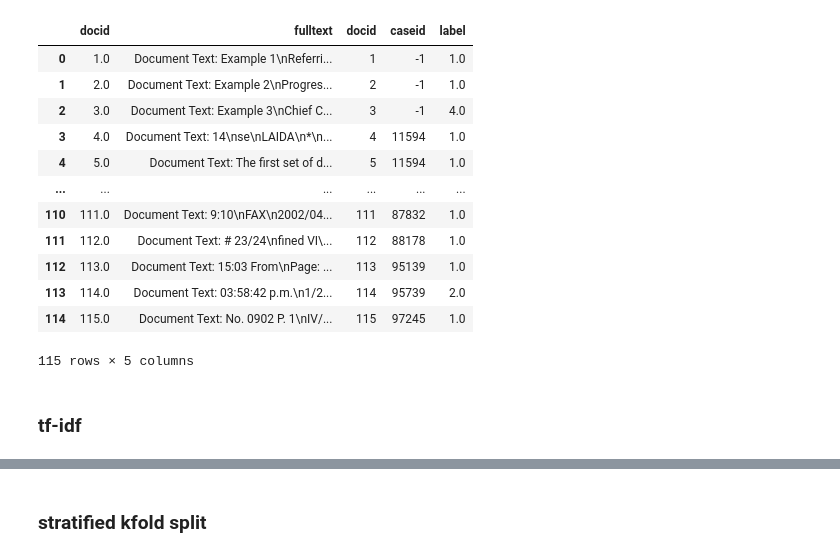
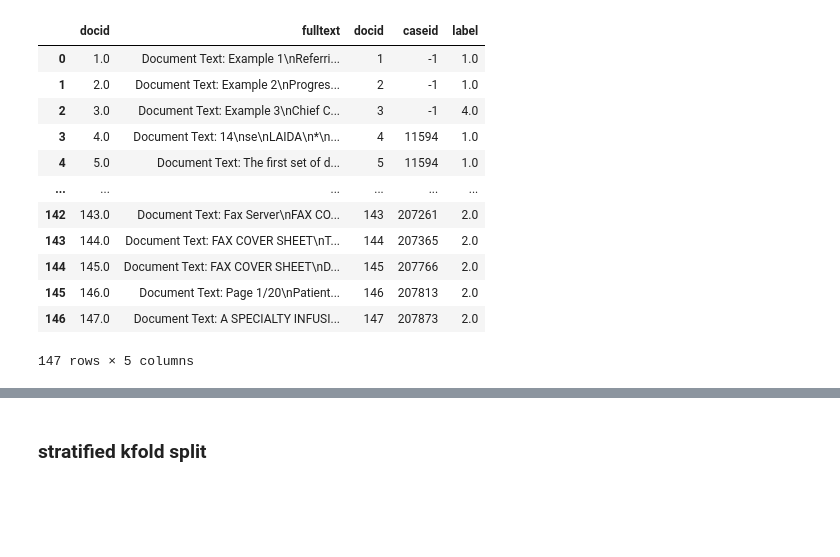
Before and after one commit to kerryqliu/stats170, a Jupyter notebook: tf_idf_with_logistic_regression.ipynb, the cells around one changed output, grey strips where cells are left out. Drawn from its saved outputs; the diff is of its cells as text; code cells hidden in the pictures; blank space fills up the shorter version.

```diff
--- a/tf_idf_with_logistic_regression.ipynb
+++ b/tf_idf_with_logistic_regression.ipynb
@@ -6,5 +6,3 @@ import numpy as np
 import nltk
 import re
 from sqlalchemy import create_engine
-# %%
-engine = create_engine('postgresql+psycopg2://postgres:Stats170AB@stats170.c56hn1tg3mkg.us-east-1.rds.amazonaws.com:5432')
@@ -11,21 +11,21 @@ engine = create_engine('postgresql+psycopg2://postgres:Stats170AB@stats170.c56hn
 # %%
-query = "SELECT * from fullDocuments f join documentLabels d on f.docid = d.docid WHERE d.docid <= 115;"
+query = "SELECT * from fullDocuments f join documentLabels d on f.docid = d.docid;"
 fulldocs = pd.read_sql_query(query, con=engine)
 fulldocs
 # %% [output]
 |  | docid | fulltext | docid | caseid | label |
 | 0 | 1.0 | Document Text: Example 1\nReferri... | 1 | -1 | 1.0 |
 | 1 | 2.0 | Document Text: Example 2\nProgres... | 2 | -1 | 1.0 |
 | 2 | 3.0 | Document Text: Example 3\nChief C... | 3 | -1 | 4.0 |
 | 3 | 4.0 | Document Text: 14\nse\nLAIDA\n*\n... | 4 | 11594 | 1.0 |
 | 4 | 5.0 | Document Text: The first set of d... | 5 | 11594 | 1.0 |
 | ... | ... | ... | ... | ... | ... |
-| 110 | 111.0 | Document Text: 9:10\nFAX\n2002/04... | 111 | 87832 | 1.0 |
-| 111 | 112.0 | Document Text: # 23/24\nfined VI\... | 112 | 88178 | 1.0 |
-| 112 | 113.0 | Document Text: 15:03 From\nPage: ... | 113 | 95139 | 1.0 |
-| 113 | 114.0 | Document Text: 03:58:42 p.m.\n1/2... | 114 | 95739 | 2.0 |
-| 114 | 115.0 | Document Text: No. 0902 P. 1\nIV/... | 115 | 97245 | 1.0 |
+| 142 | 143.0 | Document Text: Fax Server\nFAX CO... | 143 | 207261 | 2.0 |
+| 143 | 144.0 | Document Text: FAX COVER SHEET\nT... | 144 | 207365 | 2.0 |
+| 144 | 145.0 | Document Text: FAX COVER SHEET\nD... | 145 | 207766 | 2.0 |
+| 145 | 146.0 | Document Text: Page 1/20\nPatient... | 146 | 207813 | 2.0 |
+| 146 | 147.0 | Document Text: A SPECIALTY INFUSI... | 147 | 207873 | 2.0 |
-115 rows × 5 columns
+147 rows × 5 columns
 # %%
 corpus_dict = {}
 corpus = []
@@ -37,5 +37,3 @@ for i, row in fulldocs.iterrows():
 # %%
 from sklearn.feature_extraction.text import TfidfVectorizer
 vectorizer = TfidfVectorizer(stop_words='english')
-# %% [markdown]
-### tf-idf
```
Also changed, not shown: parts of 28 cells of this notebook.
